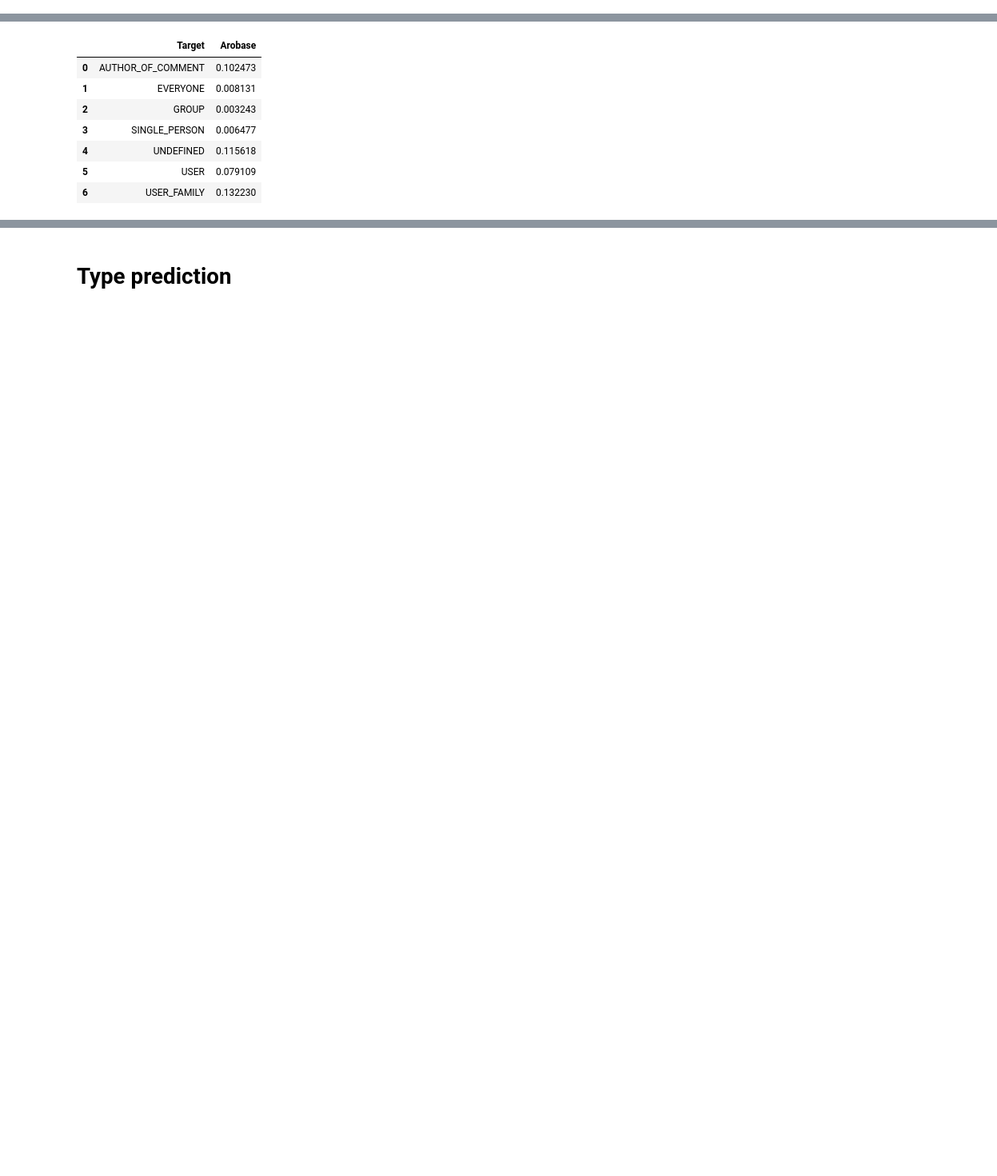
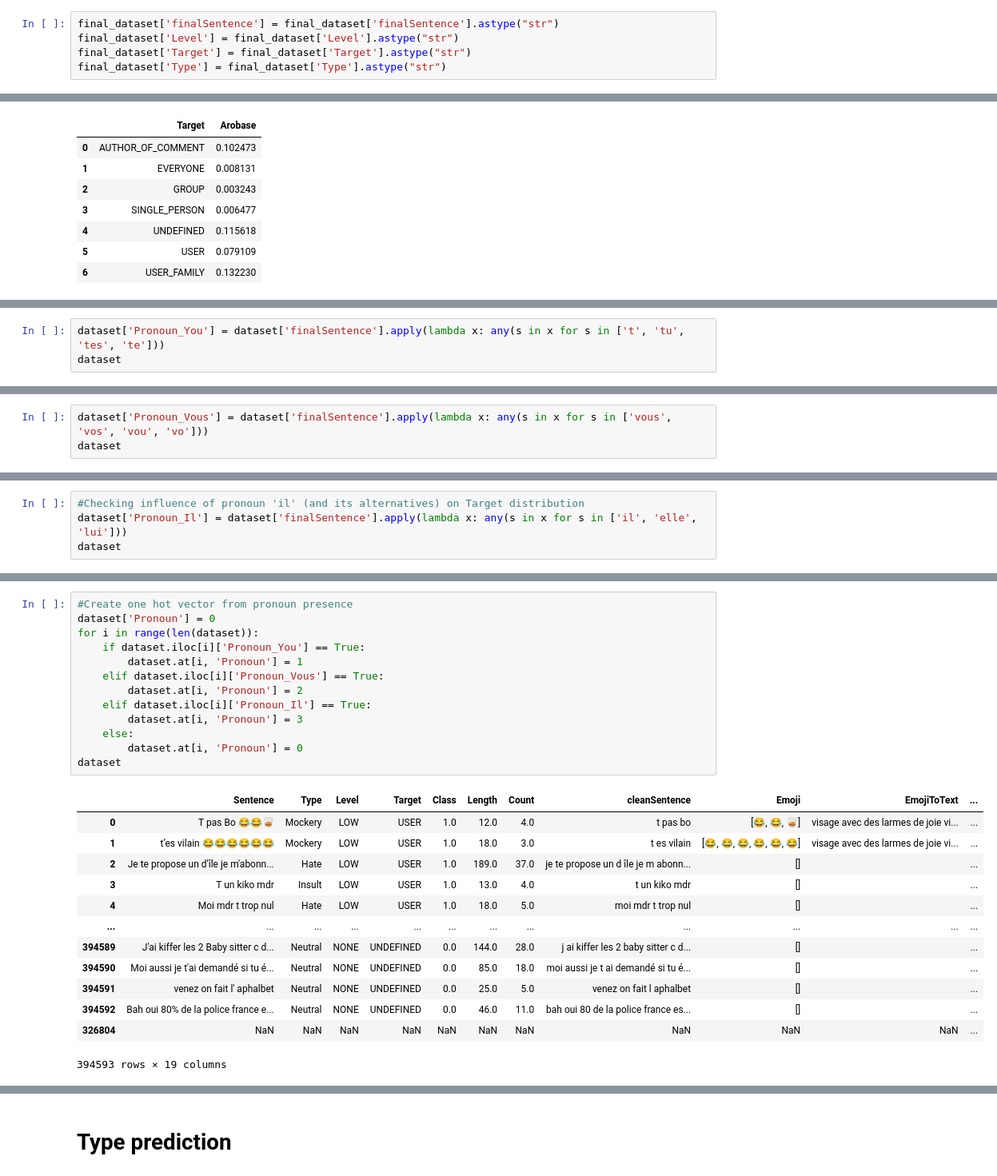
Before and after one commit to d-roland/toxicityDetection, a Jupyter notebook: CS224n_Toxicity_Detection.ipynb, the cells around one changed output, grey strips where cells are left out. Shown at 80% size. Cells and saved outputs as stored; diff of their text form; blank space fills up the shorter version.

```diff
--- a/CS224n_Toxicity_Detection.ipynb
+++ b/CS224n_Toxicity_Detection.ipynb
@@ -1032,6 +1063,11 @@ augmented_dataset
 ### Creating final datasets
 # %%
 final_dataset = dataset.copy()
+# %%
+final_dataset['finalSentence'] = final_dataset['finalSentence'].astype("str")
+final_dataset['Level'] = final_dataset['Level'].astype("str")
+final_dataset['Target'] = final_dataset['Target'].astype("str")
+final_dataset['Type'] = final_dataset['Type'].astype("str")
 # %% [markdown]
 #### Keras tokenization of Sentences
 # %%
@@ -4343,0 +4389,3 @@ df_2
+# %%
+dataset['Pronoun_You'] = dataset['finalSentence'].apply(lambda x: any(s in x for s in ['t', 'tu', 'tes', 'te']))
+dataset
@@ -4343,0 +4444,3 @@ df_2
+# %%
+dataset['Pronoun_Vous'] = dataset['finalSentence'].apply(lambda x: any(s in x for s in ['vous', 'vos', 'vou', 'vo']))
+dataset
@@ -4343,0 +4497,4 @@ df_2
+# %%
+#Checking influence of pronoun 'il' (and its alternatives) on Target distribution
+dataset['Pronoun_Il'] = dataset['finalSentence'].apply(lambda x: any(s in x for s in ['il', 'elle', 'lui']))
+dataset
@@ -4343,0 +4551,27 @@ df_2
+# %%
+#Create one hot vector from pronoun presence
+dataset['Pronoun'] = 0
+for i in range(len(dataset)):
+    if dataset.iloc[i]['Pronoun_You'] == True:
+        dataset.at[i, 'Pronoun'] = 1
+    elif dataset.iloc[i]['Pronoun_Vous'] == True:
+        dataset.at[i, 'Pronoun'] = 2
+    elif dataset.iloc[i]['Pronoun_Il'] == True:
+        dataset.at[i, 'Pronoun'] = 3
+    else:
+        dataset.at[i, 'Pronoun'] = 0
+dataset
+# %% [output]
+|  | Sentence | Type | Level | Target | Class | Length | Count | cleanSentence | Emoji | EmojiToText | ... |
+| 0 | T pas Bo 😂😂🥃 | Mockery | LOW | USER | 1.0 | 12.0 | 4.0 | t pas bo | [😂, 😂, 🥃] | visage avec des larmes de joie vi... | ... |
+| 1 | t’es vilain 😂😂😂😂😂😂 | Mockery | LOW | USER | 1.0 | 18.0 | 3.0 | t es vilain | [😂, 😂, 😂, 😂, 😂, 😂] | visage avec des larmes de joie vi... | ... |
+| 2 | Je te propose un d'île je m'abonn... | Hate | LOW | USER | 1.0 | 189.0 | 37.0 | je te propose un d île je m abonn... | [] |  | ... |
+| 3 | T un kiko mdr | Insult | LOW | USER | 1.0 | 13.0 | 4.0 | t un kiko mdr | [] |  | ... |
+| 4 | Moi mdr t trop nul | Hate | LOW | USER | 1.0 | 18.0 | 5.0 | moi mdr t trop nul | [] |  | ... |
+| ... | ... | ... | ... | ... | ... | ... | ... | ... | ... | ... | ... |
+| 394589 | J'ai kiffer les 2 Baby sitter c d... | Neutral | NONE | UNDEFINED | 0.0 | 144.0 | 28.0 | j ai kiffer les 2 baby sitter c d... | [] |  | ... |
+| 394590 | Moi aussi je t'ai demandé si tu é... | Neutral | NONE | UNDEFINED | 0.0 | 85.0 | 18.0 | moi aussi je t ai demandé si tu é... | [] |  | ... |
+| 394591 | venez on fait l' aphalbet | Neutral | NONE | UNDEFINED | 0.0 | 25.0 | 5.0 | venez on fait l aphalbet | [] |  | ... |
+| 394592 | Bah oui 80% de la police france e... | Neutral | NONE | UNDEFINED | 0.0 | 46.0 | 11.0 | bah oui 80 de la police france es... | [] |  | ... |
+| 326804 | NaN | NaN | NaN | NaN | NaN | NaN | NaN | NaN | NaN | NaN | ... |
+394593 rows × 19 columns
```
Also changed, not shown: parts of 65 cells of this notebook.
